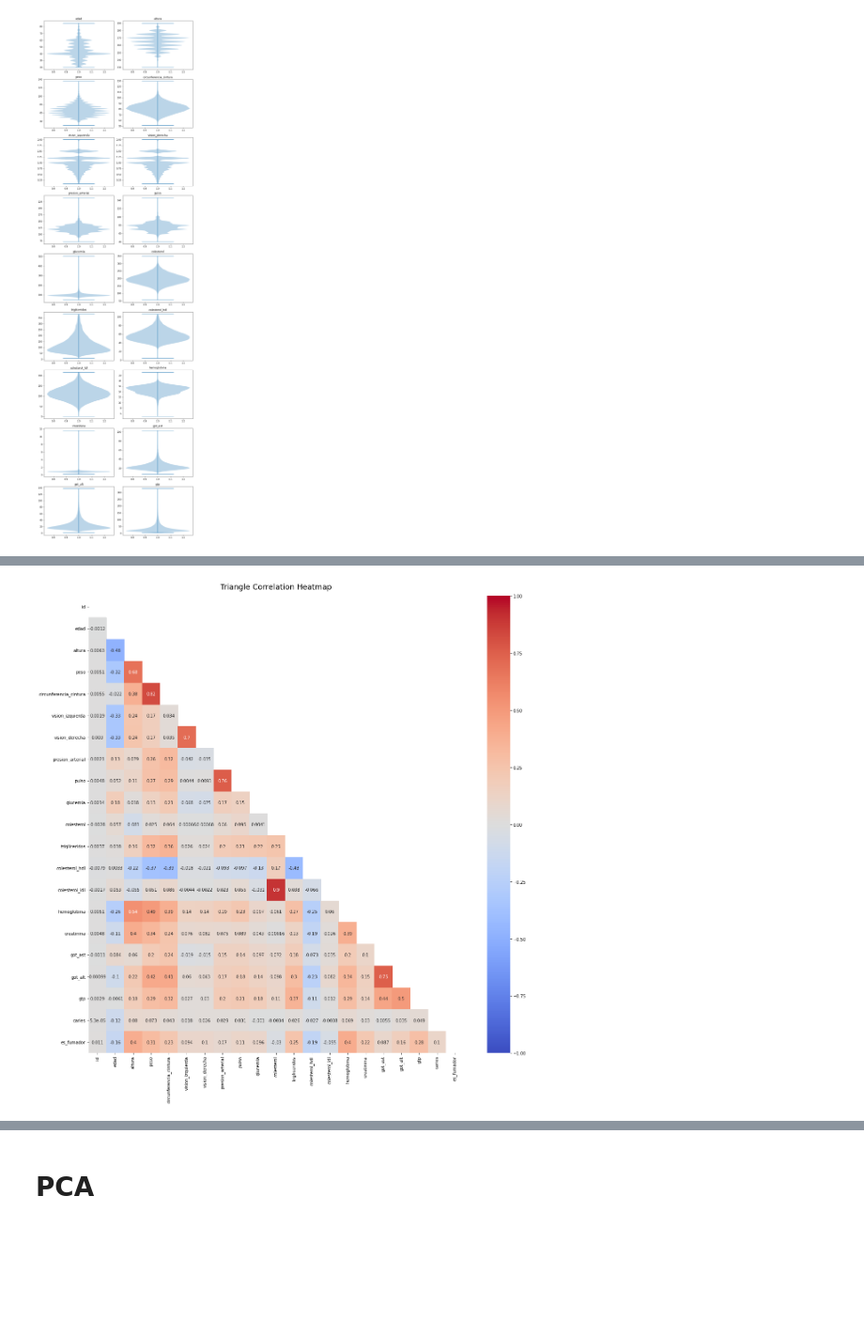
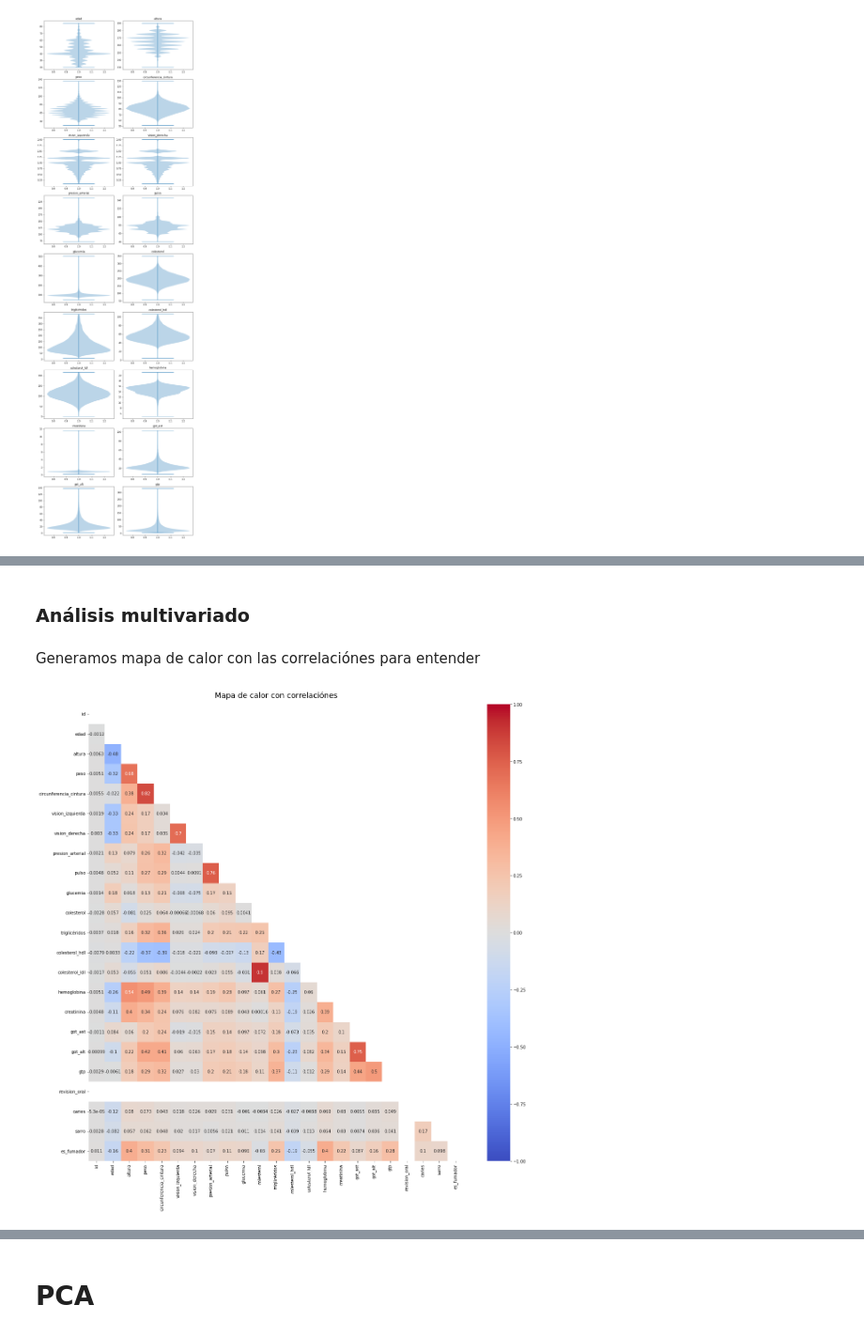
Before and after one commit to LeoRosaGarcia/proyecto-data-science-coderhouse, a Jupyter notebook: Notebook.ipynb, the cells around one changed output, grey strips where cells are left out. Shown at 94% size. Cells and saved outputs as stored; diff of their text form; code cells hidden in the pictures; blank space fills up the shorter version.

```diff
--- a/Notebook.ipynb
+++ b/Notebook.ipynb
@@ -147,0 +164,4 @@ df.describe().T
+# %%
+# path_drive = '/content/drive/MyDrive/Coder House - Proyecto Data Science/Dataset/smoking.csv'
+path_local = './dataset/smoking.csv'
+df = pd.read_csv(path_local)
@@ -147,0 +186,28 @@ df.describe().T
+# %%
+df.rename(columns = {'ID':'id',
+                     'gender':'genero',
+                     'age':'edad',
+                     'height(cm)':'altura',
+                     'weight(kg)':'peso',
+                     'waist(cm)':'circunferencia_cintura',
+                     'eyesight(left)':'vision_izquierda',
+                     'eyesight(right)':'vision_derecha',
+                     'hearing(left)':'audicion_izquierda',
+                     'hearing(right)':'audicion_derecha',
+                     'systolic':'presion_arterial',
+                     'relaxation':'pulso',
+                     'fasting blood sugar':'glucemia',
+                     'Cholesterol':'colesterol',
+                     'triglyceride':'triglicéridos',
+                     'HDL':'colesterol_hdl',
+                     'LDL':'colesterol_ldl',
+                     'hemoglobin':'hemoglobina',
+                     'Urine protein':'proteinuria',
+                     'serum creatinine':'creatinina',
+                     'AST':'got_ast',
+                     'ALT':'got_alt',
+                     'Gtp':'gtp',
+                     'oral':'revision_oral',
+                     'dental caries':'caries',
+                     'tartar':'sarro',
+                     'smoking':'es_fumador'}, inplace = True)
@@ -147,0 +216,4 @@ df.describe().T
+# %%
+# Reemplazo data de dos variables, para que sea 1 o 0.
+df['sarro'] = df['sarro'].map({'Y': 1, 'N': 0})
+df['revision_oral'] = df['revision_oral'].map({'Y': 1, 'N': 0})
@@ -278,7 +383,7 @@ Percentil 99.5 : 328.0 - Max 999.0
 # %%
 df = df[df['vision_izquierda'] <= 2]
 df = df[df['vision_derecha'] <= 2]
-df = df[df['trigliceridos'] <= 381]
+df = df[df['triglicéridos'] <= 381]
 df = df[df['colesterol_hdl'] <= 106]
 df = df[df['colesterol_ldl'] <= 216]
 df = df[df['got_ast'] <= 103.54499999999825]
@@ -463,7 +589,11 @@ sns.boxplot(y="es_fumador", x='gtp',data=df, orient="h", palette="summer")
+# %% [markdown]
+### **Análisis multivariado**
+# %% [markdown]
+Generamos mapa de calor con las correlaciónes para entender
 # %%
 plt.figure(figsize=(20, 20))
 mask = np.triu(np.ones_like(df.corr(), dtype=bool))
 heatmap = sns.heatmap(df.corr(), mask=mask, vmin=-1, vmax=1, annot=True, cmap='coolwarm', fmt='.2g')
-heatmap.set_title('Triangle Correlation Heatmap', fontdict={'fontsize':18}, pad=16);
+heatmap.set_title('Mapa de calor con correlaciónes', fontdict={'fontsize':18}, pad=16);
 # %% [output]
-[figure, old version]
+[figure, new version]
```
Also changed, not shown: parts of 132 cells of this notebook, 1 other file.
